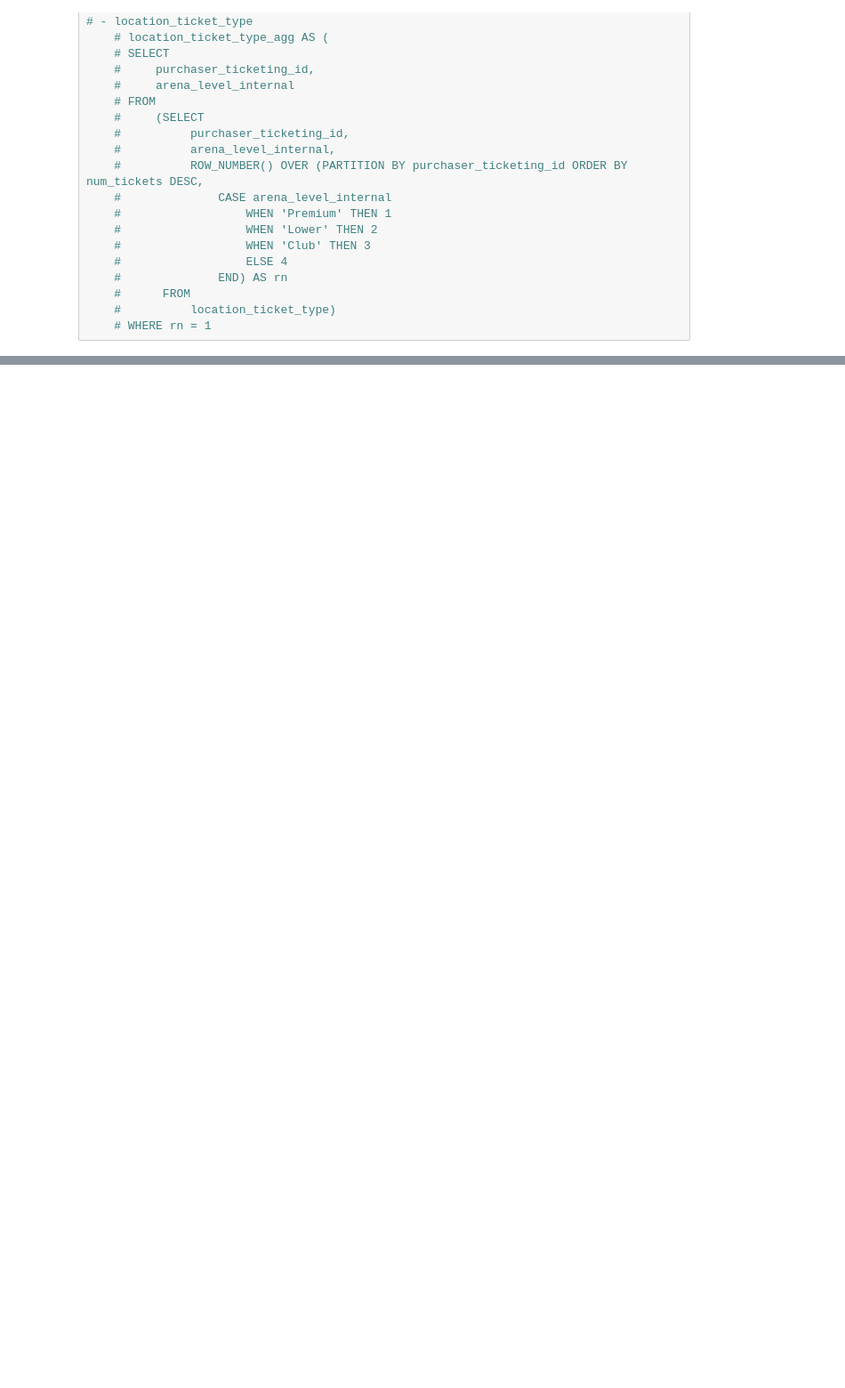
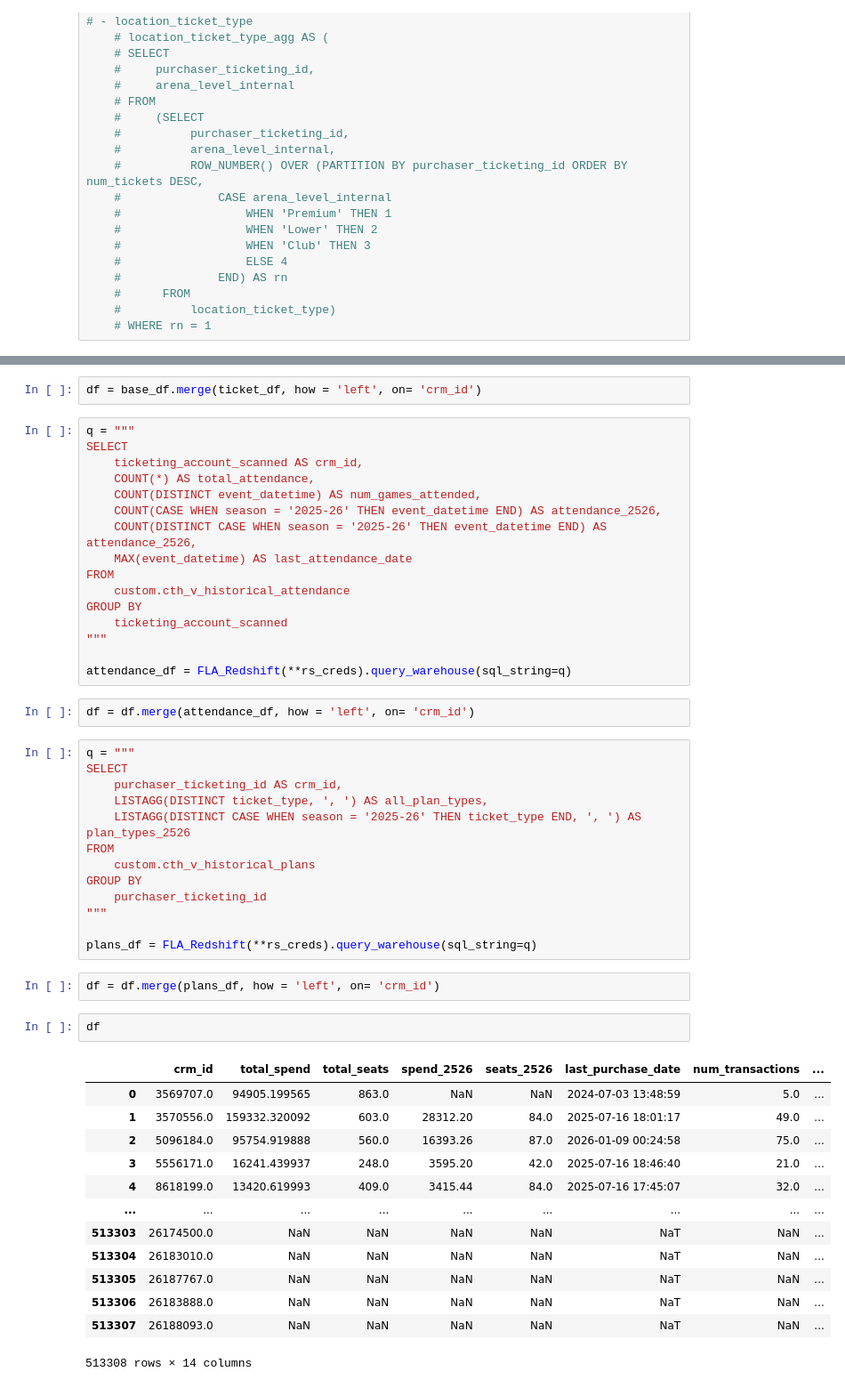
Before and after one commit to riffere-fla/pandas_party, a Jupyter notebook: lead_scoring.ipynb, the cells around one changed output, grey strips where cells are left out. Shown at 89% size. Drawn from its saved outputs; the diff is of its cells as text; blank space fills up the shorter version.

```diff
--- a/lead_scoring.ipynb
+++ b/lead_scoring.ipynb
@@ -59,0 +92,51 @@ with ThreadPoolExecutor(1) as pool:
+# %%
+df = base_df.merge(ticket_df, how = 'left', on= 'crm_id')
+# %%
+q = """
+SELECT
+    ticketing_account_scanned AS crm_id,
+    COUNT(*) AS total_attendance,
+    COUNT(DISTINCT event_datetime) AS num_games_attended,
+    COUNT(CASE WHEN season = '2025-26' THEN event_datetime END) AS attendance_2526,
+    COUNT(DISTINCT CASE WHEN season = '2025-26' THEN event_datetime END) AS attendance_2526,
+    MAX(event_datetime) AS last_attendance_date
+FROM
+    custom.cth_v_historical_attendance
+GROUP BY
+    ticketing_account_scanned
+"""
+
+attendance_df = FLA_Redshift(**rs_creds).query_warehouse(sql_string=q)
+# %%
+df = df.merge(attendance_df, how = 'left', on= 'crm_id')
+# %%
+q = """
+SELECT
+    purchaser_ticketing_id AS crm_id,
+    LISTAGG(DISTINCT ticket_type, ', ') AS all_plan_types,
+    LISTAGG(DISTINCT CASE WHEN season = '2025-26' THEN ticket_type END, ', ') AS plan_types_2526
+FROM
+    custom.cth_v_historical_plans
+GROUP BY
+    purchaser_ticketing_id
+"""
+
+plans_df = FLA_Redshift(**rs_creds).query_warehouse(sql_string=q)
+# %%
+df = df.merge(plans_df, how = 'left', on= 'crm_id')
+# %%
+df
+# %% [output]
+|  | crm_id | total_spend | total_seats | spend_2526 | seats_2526 | last_purchase_date | num_transactions | ... |
+| 0 | 3569707.0 | 94905.199565 | 863.0 | NaN | NaN | 2024-07-03 13:48:59 | 5.0 | ... |
+| 1 | 3570556.0 | 159332.320092 | 603.0 | 28312.20 | 84.0 | 2025-07-16 18:01:17 | 49.0 | ... |
+| 2 | 5096184.0 | 95754.919888 | 560.0 | 16393.26 | 87.0 | 2026-01-09 00:24:58 | 75.0 | ... |
+| 3 | 5556171.0 | 16241.439937 | 248.0 | 3595.20 | 42.0 | 2025-07-16 18:46:40 | 21.0 | ... |
+| 4 | 8618199.0 | 13420.619993 | 409.0 | 3415.44 | 84.0 | 2025-07-16 17:45:07 | 32.0 | ... |
+| ... | ... | ... | ... | ... | ... | ... | ... | ... |
+| 513303 | 26174500.0 | NaN | NaN | NaN | NaN | NaT | NaN | ... |
+| 513304 | 26183010.0 | NaN | NaN | NaN | NaN | NaT | NaN | ... |
+| 513305 | 26187767.0 | NaN | NaN | NaN | NaN | NaT | NaN | ... |
+| 513306 | 26183888.0 | NaN | NaN | NaN | NaN | NaT | NaN | ... |
+| 513307 | 26188093.0 | NaN | NaN | NaN | NaN | NaT | NaN | ... |
+513308 rows × 14 columns
```
Also changed, not shown: parts of 9 cells of this notebook, 1 other file.
